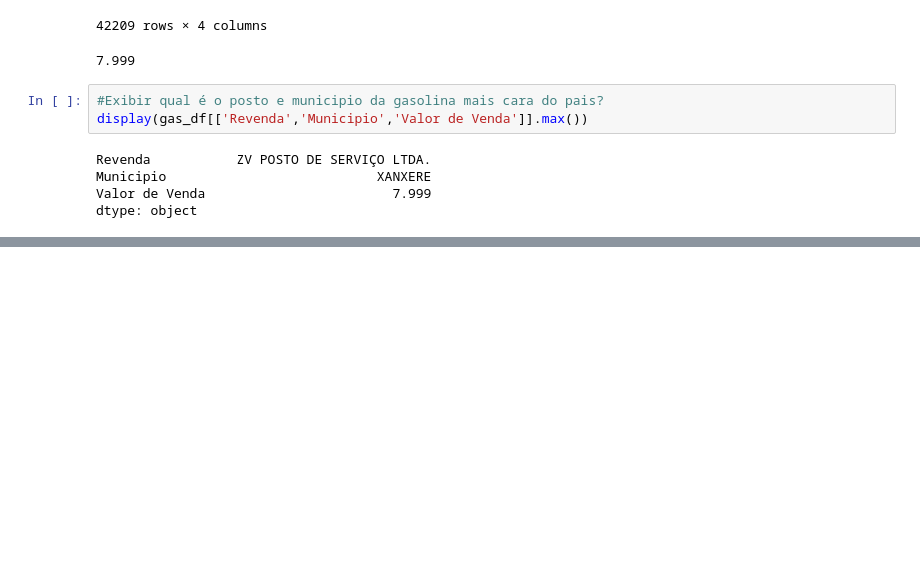
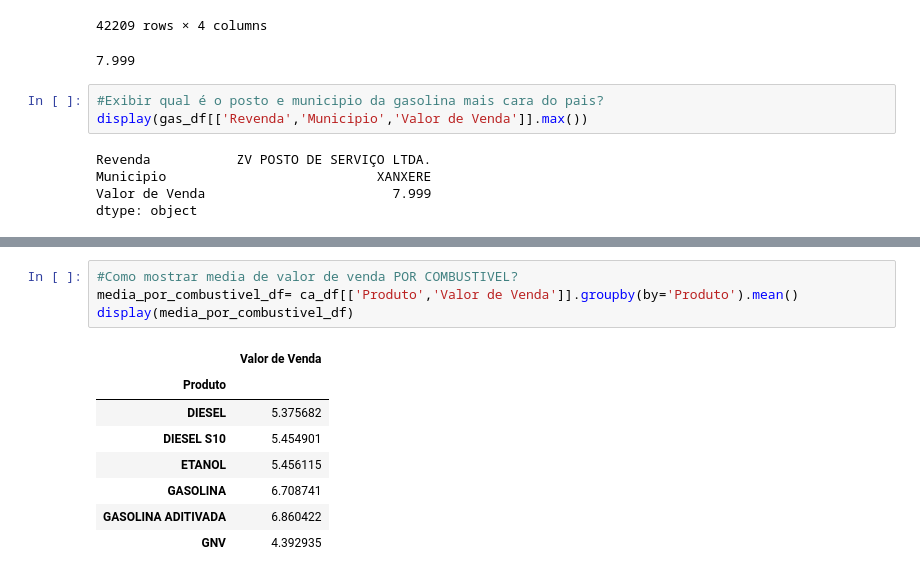
Before and after one commit to DayvsonGomes/AnimaExtensaoPythonPandas2023-1, a Jupyter notebook: PrimeiroExemploPythonPandas.ipynb, the cells around one changed output, grey strips where cells are left out. Cells and saved outputs as stored; diff of their text form; blank space fills up the shorter version.

```diff
--- a/PrimeiroExemploPythonPandas.ipynb
+++ b/PrimeiroExemploPythonPandas.ipynb
@@ -155,0 +236,13 @@ dtype: object
+# %%
+#Como mostrar media de valor de venda POR COMBUSTIVEL?
+media_por_combustivel_df= ca_df[['Produto','Valor de Venda']].groupby(by='Produto').mean()
+display(media_por_combustivel_df)
+# %% [output]
+|  | Valor de Venda |
+| Produto |  |
+| DIESEL | 5.375682 |
+| DIESEL S10 | 5.454901 |
+| ETANOL | 5.456115 |
+| GASOLINA | 6.708741 |
+| GASOLINA ADITIVADA | 6.860422 |
+| GNV | 4.392935 |
```
Also changed, not shown: parts of 8 cells of this notebook.
